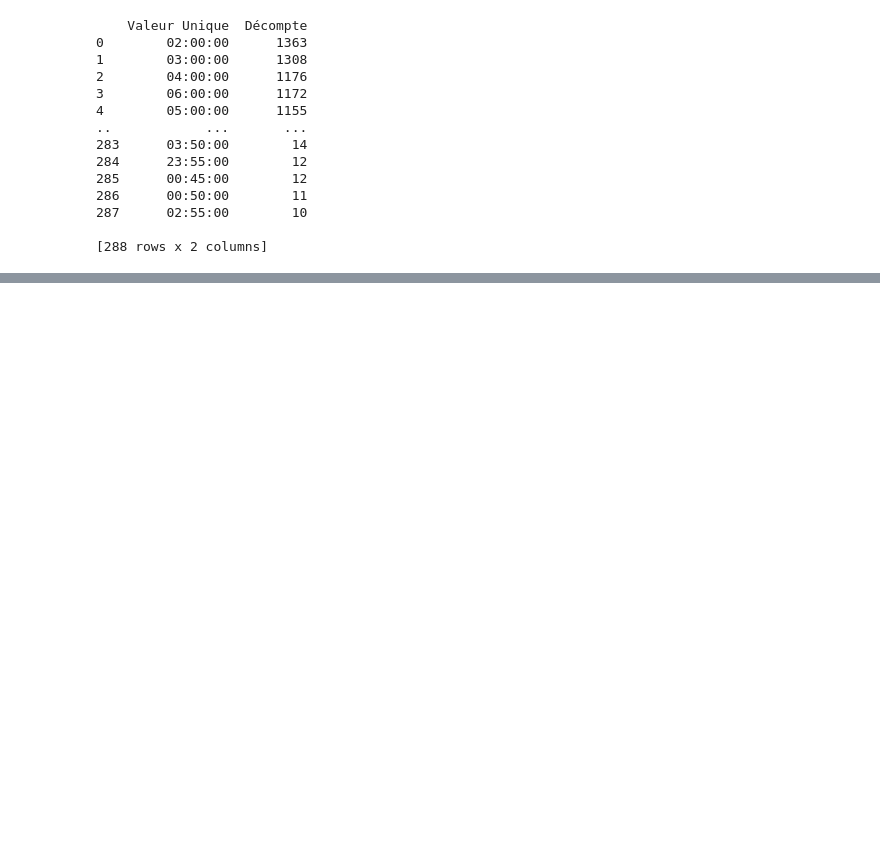
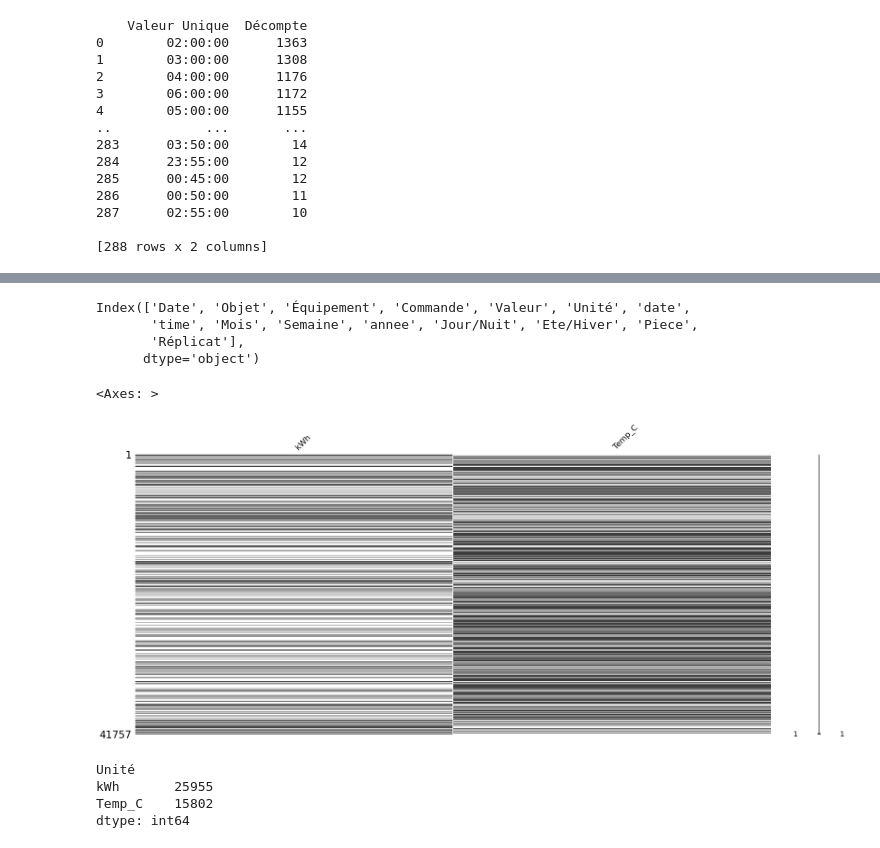
Before and after one commit to leabizbille/ProjetIOT, a Jupyter notebook: Marc.ipynb, the cells around one changed output, grey strips where cells are left out. Saved outputs shown, nothing was run; the diff lists cells and outputs as text; code cells hidden in the pictures; blank space fills up the shorter version.

Commit message:
Version Tableau T°C et kWh

```diff
--- a/Marc.ipynb
+++ b/Marc.ipynb
@@ -576,0 +611,31 @@ print(tableau_modalites)
+# %%
+# Vérifiez que le nom de la colonne est correct
+print(Marc_Conso_Day.columns)
+# %% [output]
+Index(['Date', 'Objet', 'Équipement', 'Commande', 'Valeur', 'Unité', 'date',
+       'time', 'Mois', 'Semaine', 'annee', 'Jour/Nuit', 'Ete/Hiver', 'Piece',
+       'Réplicat'],
+      dtype='object')
+# %%
+# Créer le pivot table en gardant les colonnes souhaitées
+pivot_table = pd.pivot_table(
+    Marc_Conso_Day,
+    values='Valeur',             # La colonne contenant les valeurs numériques
+    index=['Date', 'date', 'time', 'Réplicat'],  # Colonnes à conserver comme identifiants
+    columns='Unité',             # La colonne qui sert à séparer les valeurs en colonnes
+    fill_value=np.nan            # Remplir les valeurs manquantes par NaN
+)
+# %%
+pivot_table.rename(columns={'°C': 'Temp_C'}, inplace=True)
+# %%
+msno.matrix(pivot_table)
+# %% [output]
+<Axes: >
+[figure, added]
+# %%
+print(pivot_table.isna().sum())
+# %% [output]
+Unité
+kWh       25955
+Temp_C    15802
+dtype: int64
```
Also changed, not shown: parts of 19 cells of this notebook.
